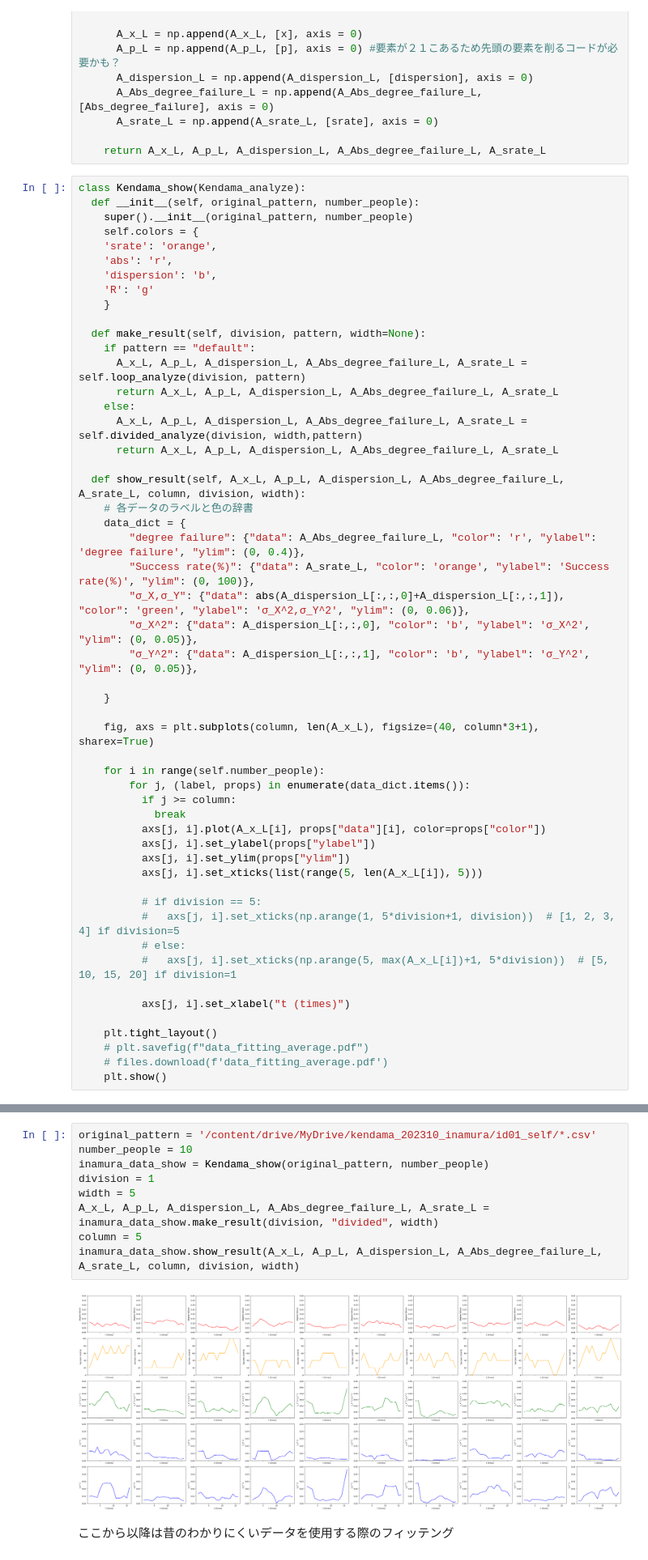
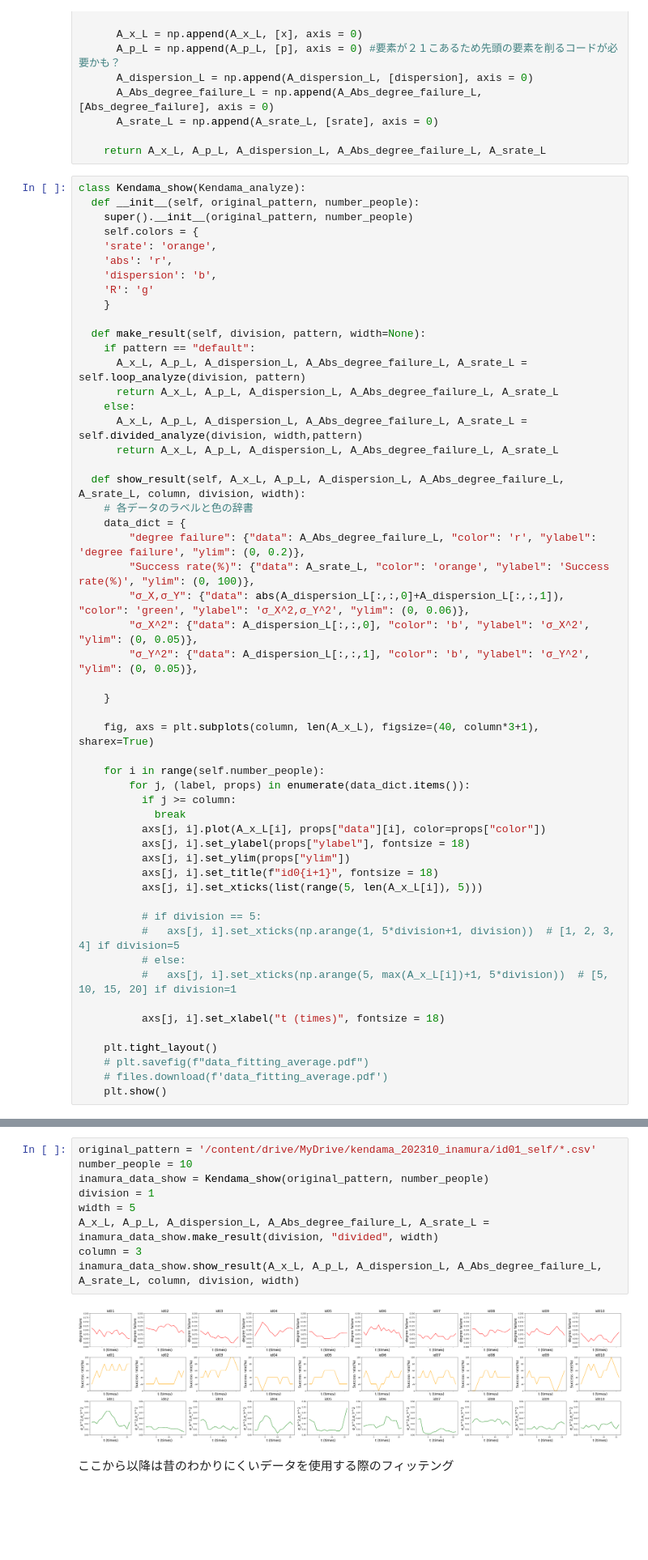
Before and after one commit to kotatakehara/Self-efficacy, a Jupyter notebook: Fact_data_process.ipynb, the cells around one changed output, grey strips where cells are left out. Shown at 81% size. Cells and saved outputs as stored; diff of their text form; blank space fills up the shorter version.

```diff
--- a/Fact_data_process.ipynb
+++ b/Fact_data_process.ipynb
@@ -222,7 +222,7 @@ class Kendama_show(Kendama_analyze):
   def show_result(self, A_x_L, A_p_L, A_dispersion_L, A_Abs_degree_failure_L, A_srate_L, column, division, width):
     # 各データのラベルと色の辞書
     data_dict = {
-        "degree failure": {"data": A_Abs_degree_failure_L, "color": 'r', "ylabel": 'degree failure', "ylim": (0, 0.4)},
+        "degree failure": {"data": A_Abs_degree_failure_L, "color": 'r', "ylabel": 'degree failure', "ylim": (0, 0.2)},
         "Success rate(%)": {"data": A_srate_L, "color": 'orange', "ylabel": 'Success rate(%)', "ylim": (0, 100)},
         "σ_X,σ_Y": {"data": abs(A_dispersion_L[:,:,0]+A_dispersion_L[:,:,1]), "color": 'green', "ylabel": 'σ_X^2,σ_Y^2', "ylim": (0, 0.06)},
         "σ_X^2": {"data": A_dispersion_L[:,:,0], "color": 'b', "ylabel": 'σ_X^2', "ylim": (0, 0.05)},
@@ -237,8 +237,9 @@ class Kendama_show(Kendama_analyze):
           if j >= column:
             break
           axs[j, i].plot(A_x_L[i], props["data"][i], color=props["color"])
-          axs[j, i].set_ylabel(props["ylabel"])
+          axs[j, i].set_ylabel(props["ylabel"], fontsize = 18)
           axs[j, i].set_ylim(props["ylim"])
+          axs[j, i].set_title(f"id0{i+1}", fontsize = 18)
           axs[j, i].set_xticks(list(range(5, len(A_x_L[i]), 5)))
 
           # if division == 5:
@@ -246,7 +247,7 @@ class Kendama_show(Kendama_analyze):
           # else:
           #   axs[j, i].set_xticks(np.arange(5, max(A_x_L[i])+1, 5*division))  # [5, 10, 15, 20] if division=1
 
-          axs[j, i].set_xlabel("t (times)")
+          axs[j, i].set_xlabel("t (times)", fontsize = 18)
 
     plt.tight_layout()
     # plt.savefig(f"data_fitting_average.pdf")
@@ -288,13 +289,13 @@ inamura_data_show.show_result(A_x_L, A_p_L, A_dispersion_L, A_Abs_degree_failure
 # %%
 original_pattern = '/content/drive/MyDrive/kendama_202310_inamura/id01_self/*.csv'
 number_people = 10
 inamura_data_show = Kendama_show(original_pattern, number_people)
 division = 1
 width = 5
 A_x_L, A_p_L, A_dispersion_L, A_Abs_degree_failure_L, A_srate_L = inamura_data_show.make_result(division, "divided", width)
-column = 5
+column = 3
 inamura_data_show.show_result(A_x_L, A_p_L, A_dispersion_L, A_Abs_degree_failure_L, A_srate_L, column, division, width)
 # %% [output]
-[figure, old version]
+[figure, new version]
 # %% [markdown]
 ここから以降は昔のわかりにくいデータを使用する際のフィッテング
```
Also changed, not shown: parts of 6 cells of this notebook.
